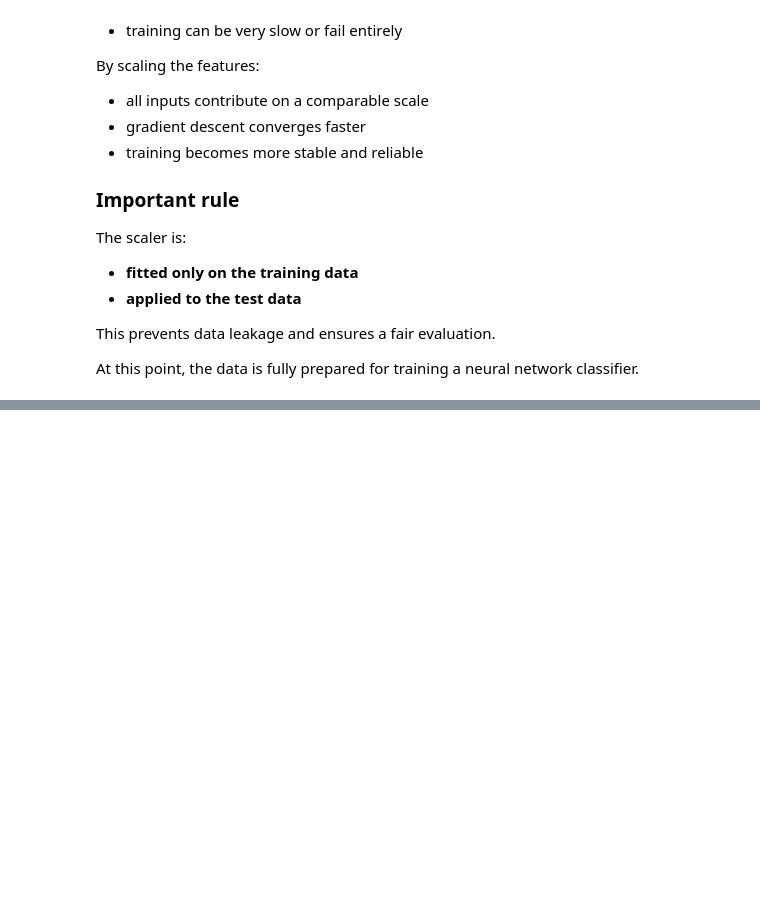
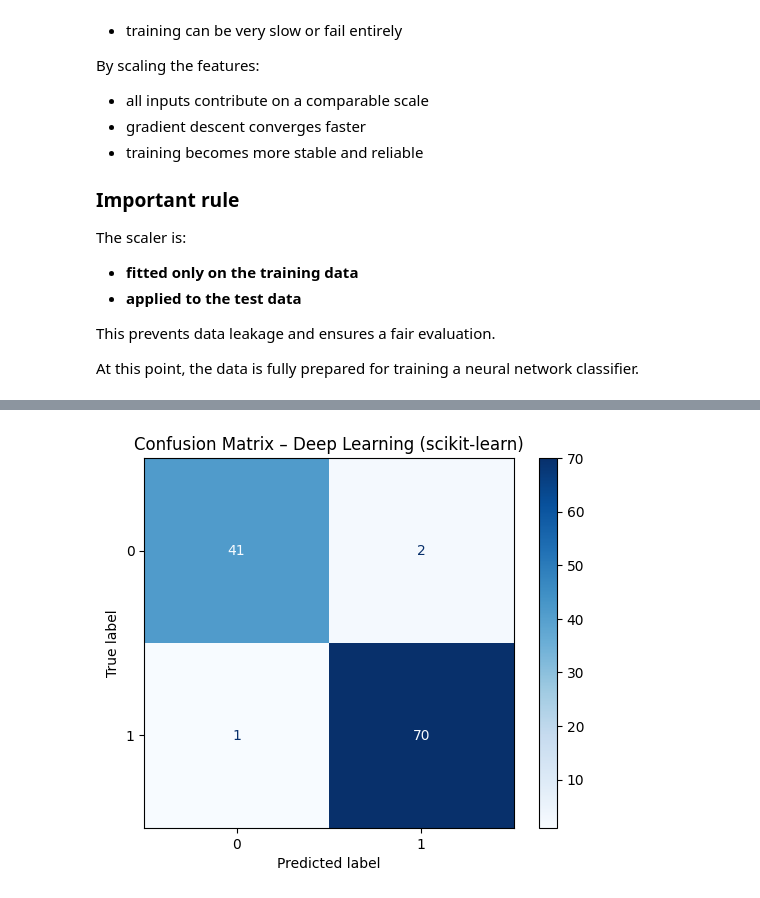
Before and after one commit to Aleex87/ml-methods, a Jupyter notebook: noteooks/deep_learning/scikit-learn_classification.ipynb, the cells around one changed output, grey strips where cells are left out. Drawn from its saved outputs; the diff is of its cells as text; code cells hidden in the pictures; blank space fills up the shorter version.

Commit message:
scikit-learn classification dl notebook done

```diff
--- a/noteooks/deep_learning/scikit-learn_classification.ipynb
+++ b/noteooks/deep_learning/scikit-learn_classification.ipynb
@@ -302,0 +464,15 @@ for training a neural network classifier.
+# %%
+# Model initialization
+
+
+mlp_model = MLPClassifier(
+    hidden_layer_sizes=(64, 32),
+    activation="relu",
+    solver="adam",
+    max_iter=500,
+    random_state=42
+)
+
+# Model training
+
+mlp_model.fit(X_train_scaled, y_train)
@@ -302,0 +622,8 @@ for training a neural network classifier.
+# %%
+# Predictions
+
+# Predict class labels
+y_pred = mlp_model.predict(X_test_scaled)
+
+# Predict class probabilities
+y_pred_proba = mlp_model.predict_proba(X_test_scaled)
@@ -302,0 +688,4 @@ for training a neural network classifier.
+# %%
+# Confusion matrix
+cm = confusion_matrix(y_test, y_pred)
+cm
@@ -302,0 +707,13 @@ for training a neural network classifier.
+# %%
+# Confusion matrix visualization
+
+disp = ConfusionMatrixDisplay(
+    confusion_matrix=cm,
+    display_labels=mlp_model.classes_
+)
+
+disp.plot(cmap="Blues")
+plt.title("Confusion Matrix – Deep Learning (scikit-learn)")
+plt.show()
+# %% [output]
+[figure, added]
```
Also changed, not shown: parts of 44 cells of this notebook.
